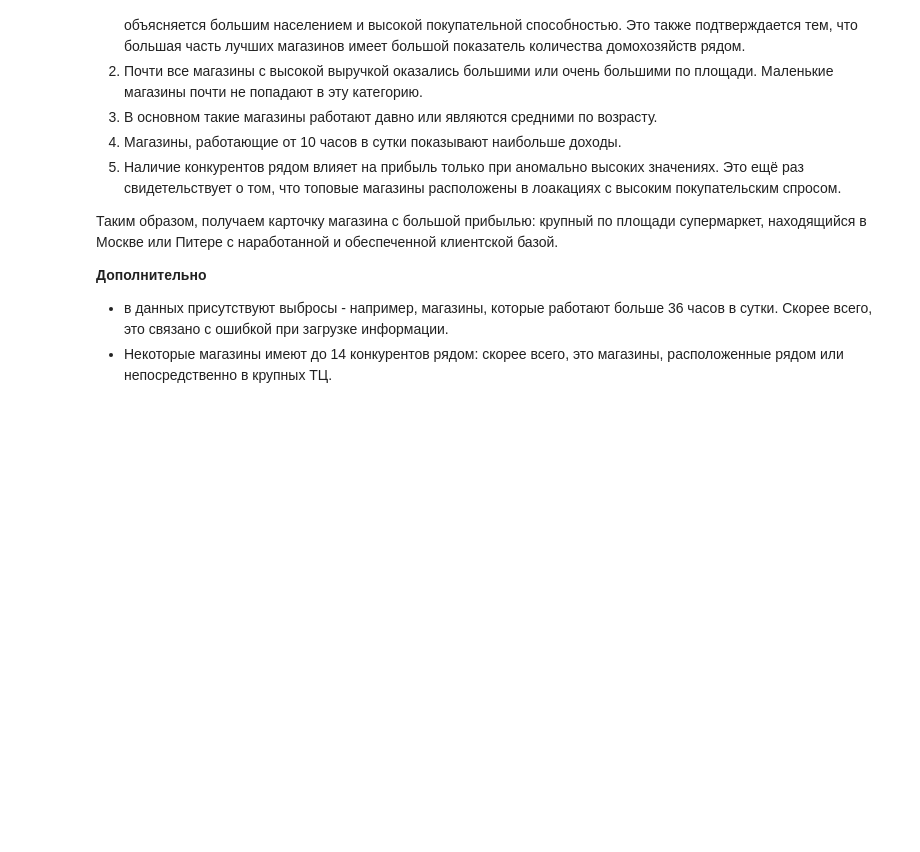
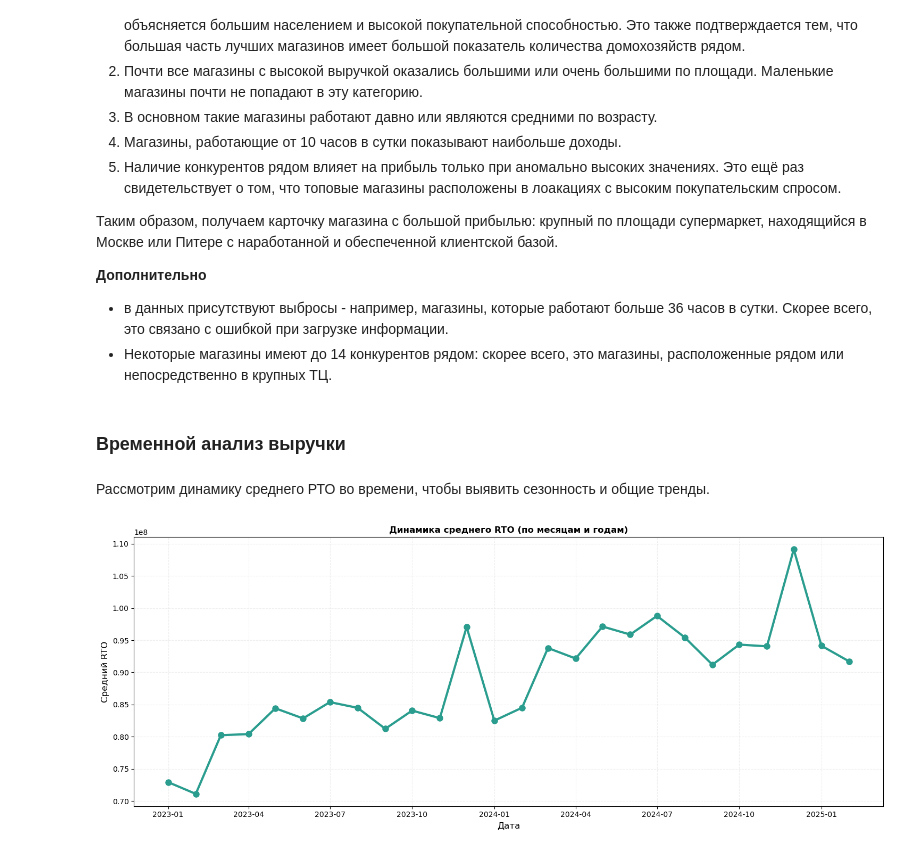
Before and after one commit to kmvitik/smadimo_gp_5_deep_learning, a Jupyter notebook: tabular_data/eda.ipynb, the cells around one changed output. Drawn from its saved outputs; the diff is of its cells as text; code cells hidden in the pictures; blank space fills up the shorter version.

```diff
--- a/tabular_data/eda.ipynb
+++ b/tabular_data/eda.ipynb
@@ -270,3 +272,20 @@ plt.tight_layout()
 
 - в данных присутствуют выбросы - например, магазины, которые работают больше 36 часов в сутки. Скорее всего, это связано с ошибкой при загрузке информации.
 - Некоторые магазины имеют до 14 конкурентов рядом: скорее всего, это магазины, расположенные рядом или непосредственно в крупных ТЦ.
+# %% [markdown]
+### Временной анализ выручки
+# %% [markdown]
+Рассмотрим динамику среднего РТО во времени, чтобы выявить сезонность и общие тренды.
+# %%
+df_groupped = df.groupby(["year", "month"])["rto"].mean().reset_index()
+df_groupped["date"] = pd.to_datetime(df_groupped[["year", "month"]].assign(day=1))
+
+fig, ax = plt.subplots(figsize=(15, 6))
+ax.plot(df_groupped["date"], df_groupped["rto"], marker="o", color=palette[1], linewidth=3, markersize=8)
+ax.set_title("Динамика среднего RTO (по месяцам и годам)", weight="bold")
+ax.set_xlabel("Дата", fontsize=12)
+ax.set_ylabel("Средний RTO", fontsize=12)
+ax.grid(linestyle="--", alpha=0.2)
+plt.tight_layout()
+# %% [output]
+[figure, added]
```
Also changed, not shown: parts of 6 cells of this notebook.
